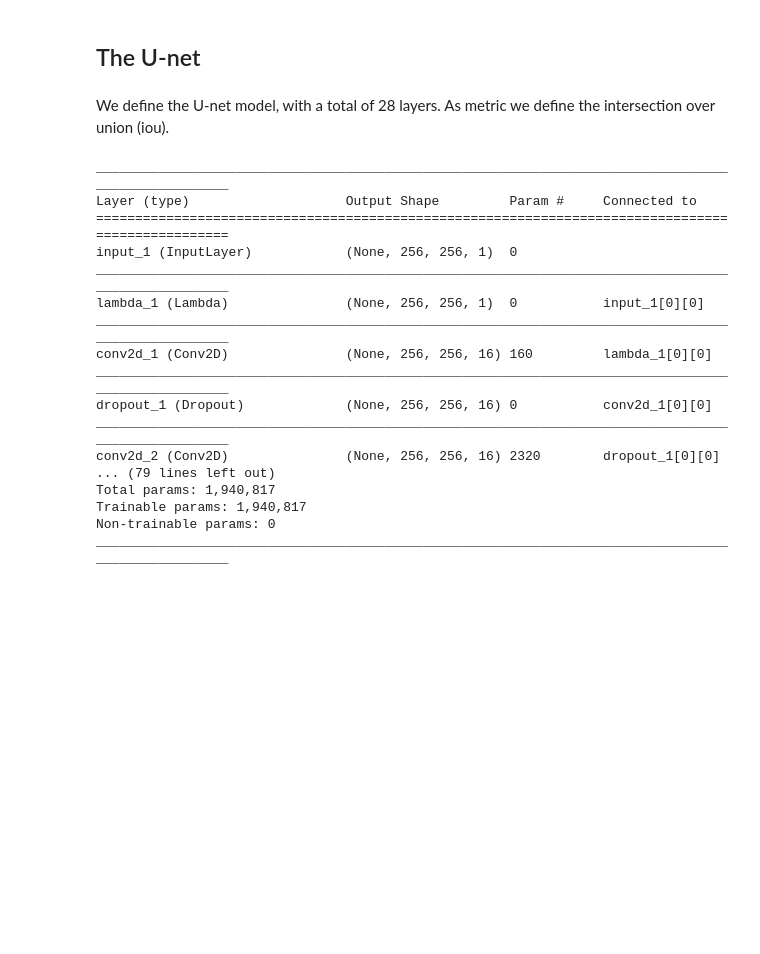
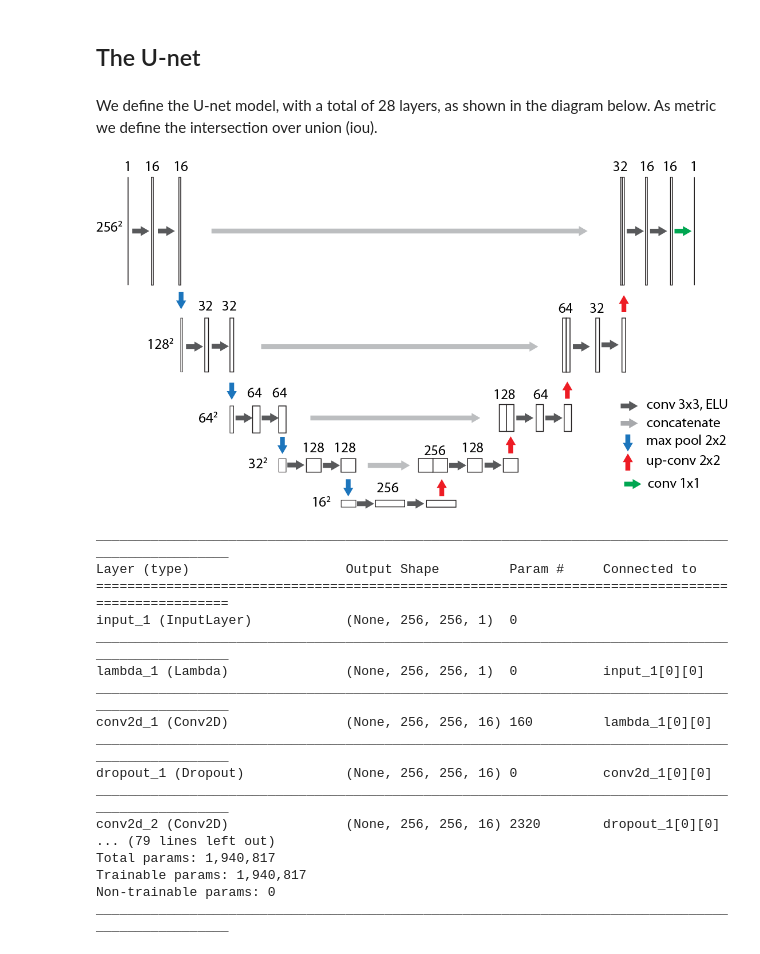
Before and after one commit to efonda/Deep-learning-in-turbulent-convection-networks, a Jupyter notebook: Deep_learning_turbulent_convection.ipynb, the cells around one changed output. Saved outputs shown, nothing was run; the diff lists cells and outputs as text; code cells hidden in the pictures; blank space fills up the shorter version.

Commit message:
Added docstrings and image
docs: added docstrings and image

Added docstrings to the functions and added diagram of the U-net

```diff
--- a/Deep_learning_turbulent_convection.ipynb
+++ b/Deep_learning_turbulent_convection.ipynb
@@ -121,6 +142,11 @@ for i in range(8):
 # %% [markdown]
 ## The U-net
 # %% [markdown]
-We define the U-net model, with a total of 28 layers. As metric we define the intersection over union (iou).
+We define the U-net model, with a total of 28 layers, as shown in the diagram below. As metric we define the intersection over union (iou).
+# %%
+from IPython.display import Image
+Image("U-net.png")
+# %% [output]
+[figure, added]
 # %%
 def iou(y_true, y_pred):
```
Also changed, not shown: parts of 12 cells of this notebook.
